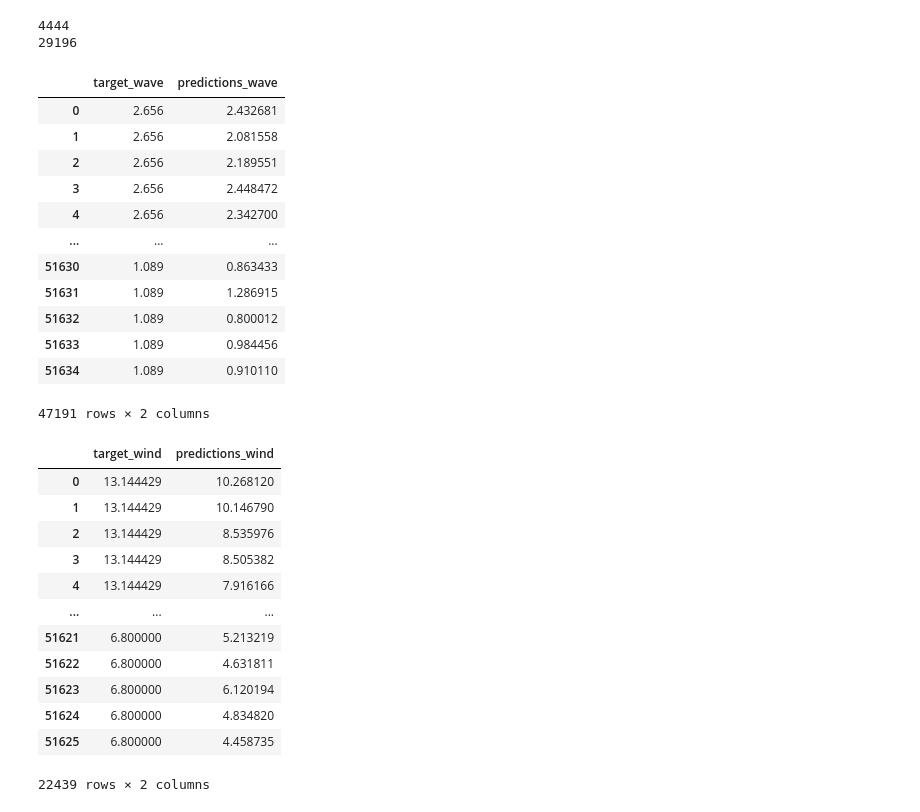
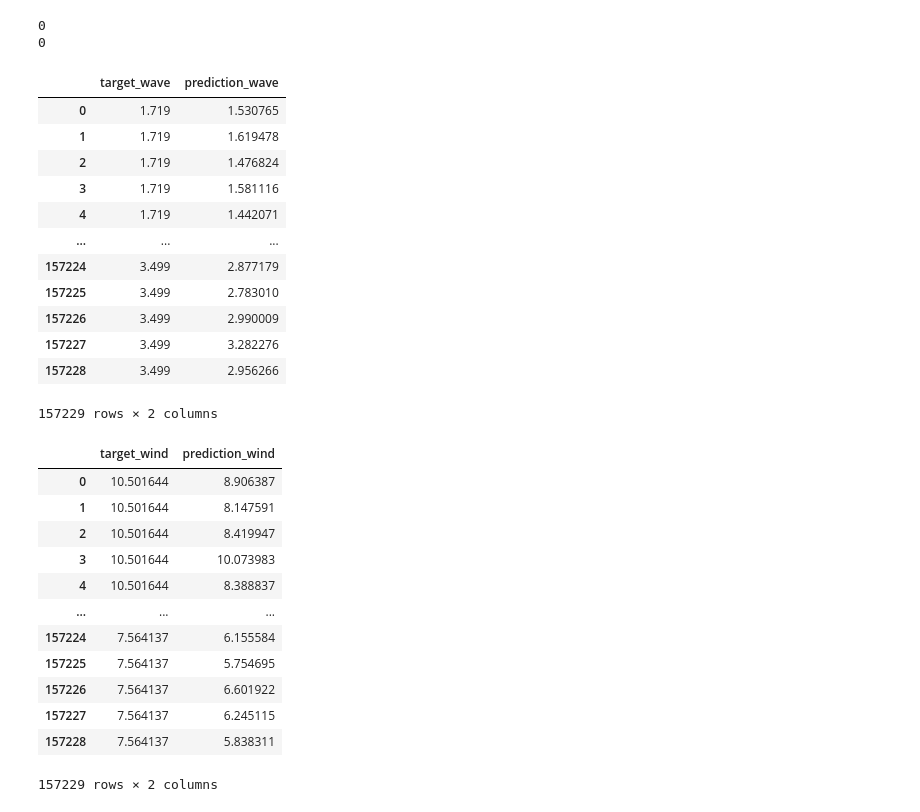
Before and after one commit to SEE-GEO/sarssw, a Jupyter notebook: machine_learning/analyze_test_result.ipynb, the cells around one changed output. Cells and saved outputs as stored; diff of their text form; code cells hidden in the pictures.

```diff
--- a/machine_learning/analyze_test_result.ipynb
+++ b/machine_learning/analyze_test_result.ipynb
@@ -9,0 +7,4 @@ with open('/data/exjobb/sarssw/pickle_df/test_result_df.pickle', 'rb') as f:
+# %%
+#model_result_dir = '/data/exjobb/sarssw/result_predictions/best_val_loss-epoch=15-val_loss=0.28.ckpt'
+model_result_dir = '/data/exjobb/sarssw/result_predictions/best_val_loss-epoch=41-val_loss=0.28.ckpt'
+#model_result_dir = '/data/exjobb/sarssw/result_predictions/latest-epoch-epoch=56.ckpt'
@@ -10,3 +22,5 @@ with open('/data/exjobb/sarssw/pickle_df/test_result_df.pickle', 'rb') as f:
+# %%
+result_df_final = pd.read_csv(os.path.join(model_result_dir, 'test_predictions.csv')) #train_predictions.csv test_predictions.csv val_predictions.csv
 # %%
 result_df_final
 # %% [output]
@@ -27,43 +41,43 @@ result_df_final
 print((result_df_final['target_wave'] == -1).sum())
 print((result_df_final['target_wind'] == -1).sum())
 # %% [output]
-4444
-29196
+0
+0
 # %%
 wave_mask = result_df_final['target_wave'] != -1
-wave_result_df = result_df_final[wave_mask][['target_wave', 'predictions_wave']]
+wave_result_df = result_df_final[wave_mask][['target_wave', 'prediction_wave']]
 display(wave_result_df)
 
 wind_mask = result_df_final['target_wind'] != -1
-wind_result_df = result_df_final[wind_mask][['target_wind', 'predictions_wind']]
+wind_result_df = result_df_final[wind_mask][['target_wind', 'prediction_wind']]
 display(wind_result_df)
 # %% [output]
-|  | target_wave | predictions_wave |
-| 0 | 2.656 | 2.432681 |
-| 1 | 2.656 | 2.081558 |
-| 2 | 2.656 | 2.189551 |
-| 3 | 2.656 | 2.448472 |
-| 4 | 2.656 | 2.342700 |
+|  | target_wave | prediction_wave |
+| 0 | 1.719 | 1.530765 |
+| 1 | 1.719 | 1.619478 |
+| 2 | 1.719 | 1.476824 |
+| 3 | 1.719 | 1.581116 |
+| 4 | 1.719 | 1.442071 |
 | ... | ... | ... |
-| 51630 | 1.089 | 0.863433 |
-| 51631 | 1.089 | 1.286915 |
-| 51632 | 1.089 | 0.800012 |
-| 51633 | 1.089 | 0.984456 |
-| 51634 | 1.089 | 0.910110 |
+| 157224 | 3.499 | 2.877179 |
+| 157225 | 3.499 | 2.783010 |
+| 157226 | 3.499 | 2.990009 |
+| 157227 | 3.499 | 3.282276 |
+| 157228 | 3.499 | 2.956266 |
-47191 rows × 2 columns
+157229 rows × 2 columns
-|  | target_wind | predictions_wind |
-| 0 | 13.144429 | 10.268120 |
-| 1 | 13.144429 | 10.146790 |
-| 2 | 13.144429 | 8.535976 |
-| 3 | 13.144429 | 8.505382 |
-| 4 | 13.144429 | 7.916166 |
+|  | target_wind | prediction_wind |
+| 0 | 10.501644 | 8.906387 |
+| 1 | 10.501644 | 8.147591 |
+| 2 | 10.501644 | 8.419947 |
+| 3 | 10.501644 | 10.073983 |
+| 4 | 10.501644 | 8.388837 |
 | ... | ... | ... |
-| 51621 | 6.800000 | 5.213219 |
-| 51622 | 6.800000 | 4.631811 |
-| 51623 | 6.800000 | 6.120194 |
-| 51624 | 6.800000 | 4.834820 |
-| 51625 | 6.800000 | 4.458735 |
+| 157224 | 7.564137 | 6.155584 |
+| 157225 | 7.564137 | 5.754695 |
+| 157226 | 7.564137 | 6.601922 |
+| 157227 | 7.564137 | 6.245115 |
+| 157228 | 7.564137 | 5.838311 |
-22439 rows × 2 columns
+157229 rows × 2 columns
 # %%
 def scatterplot_and_heatmaps(df, name_text, unit, target_column, prediction_column, alpha=0.01):
     fig, axs = plt.subplots(3, 1, figsize=(10, 15))
```
Also changed, not shown: parts of 6 cells of this notebook.
